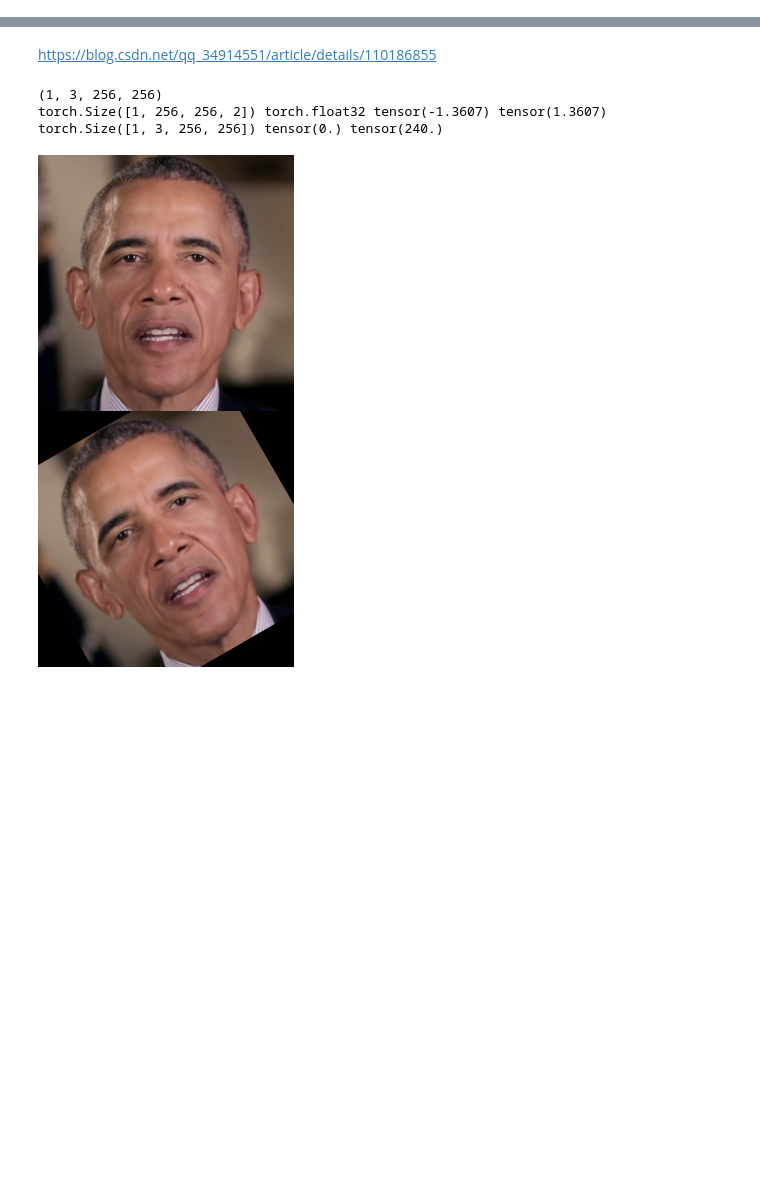
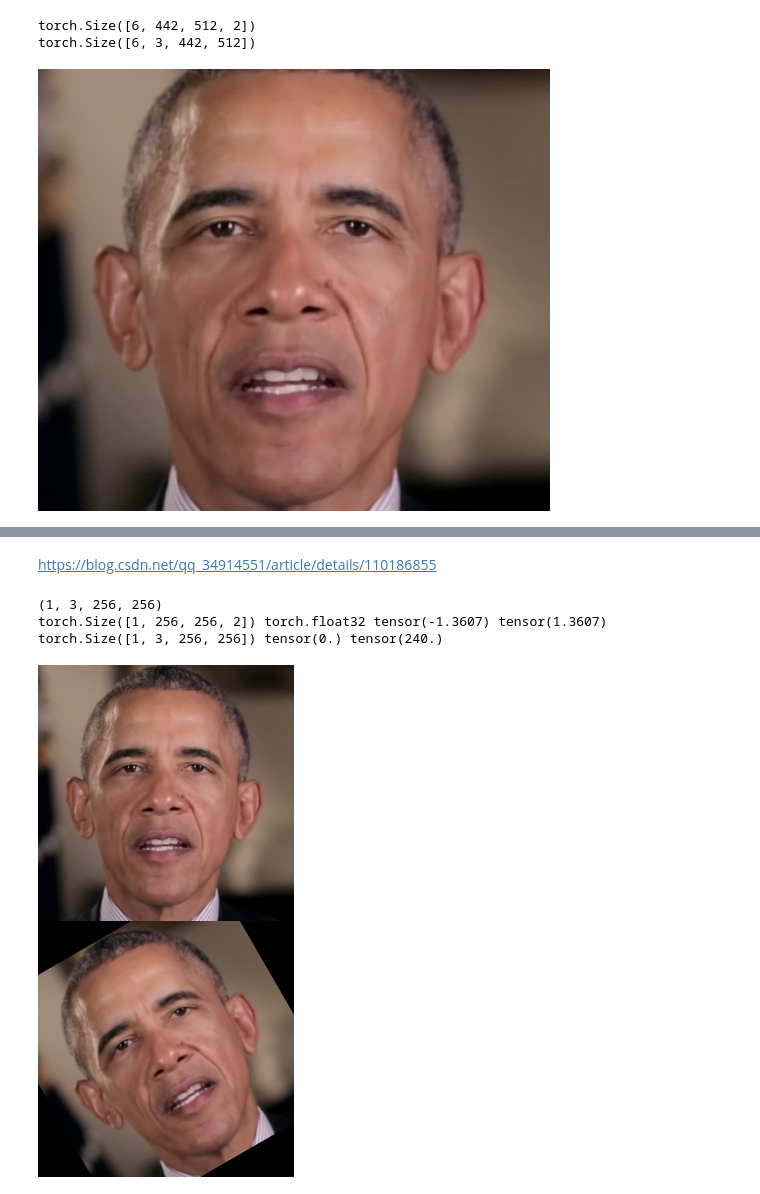
Before and after one commit to zhanghm1995/programming-learning-examples, a Jupyter notebook: Python_learning/DL/torch_learn/grid_sample.ipynb, the cells around one changed output, grey strips where cells are left out. Cells and saved outputs as stored; diff of their text form; code cells hidden in the pictures; blank space fills up the shorter version.

```diff
--- a/Python_learning/DL/torch_learn/grid_sample.ipynb
+++ b/Python_learning/DL/torch_learn/grid_sample.ipynb
@@ -7,0 +63,38 @@ from PIL import Image
+# %%
+
+def make_grid(H, W):
+    y, x = torch.meshgrid(torch.linspace(-1, 1, H), torch.linspace(-1, 1, W))
+    grid = torch.stack((x, y), dim=-1)
+    return grid
+
+img = cv2.imread('./data/obama_2.jpg')  # (H, W, 3) in [0, 255]
+img = torch.from_numpy(img) / 255.0 # (H, W, 3) in [0, 1]
+img = repeat(img.float(), 'H W C -> 6 C H W')  # (bs, C, H, W)
+
+H, W = img.shape[-2:]
+grid_ori = make_grid(H, W)
+grid_ori = repeat(grid_ori, 'H W C -> 6 H W C')  # (bs, H, W, 2)
+print(grid_ori.shape)
+
+# normalize the grid
+grid = grid_ori.float().clone()
+# grid[..., 0] /= W
+# grid[..., 1] /= H
+# grid = 2 * grid - 1
+pixel_rgb = F.grid_sample(
+    img,
+    grid,
+    mode='bilinear',
+    padding_mode='zeros',
+    align_corners=True) # B, C, H, W
+print(pixel_rgb.shape)
+
+pixel_rgb = rearrange(pixel_rgb, 'B C H W -> B H W C')
+
+img_show = pixel_rgb[0].numpy() * 255.0
+img_show = img_show.astype(np.uint8)
+display(Image.fromarray(img_show[..., ::-1]))
+# %% [output]
+torch.Size([6, 442, 512, 2])
+torch.Size([6, 3, 442, 512])
+[figure, added]
```
Also changed, not shown: parts of 3 cells of this notebook, 17 other files.
